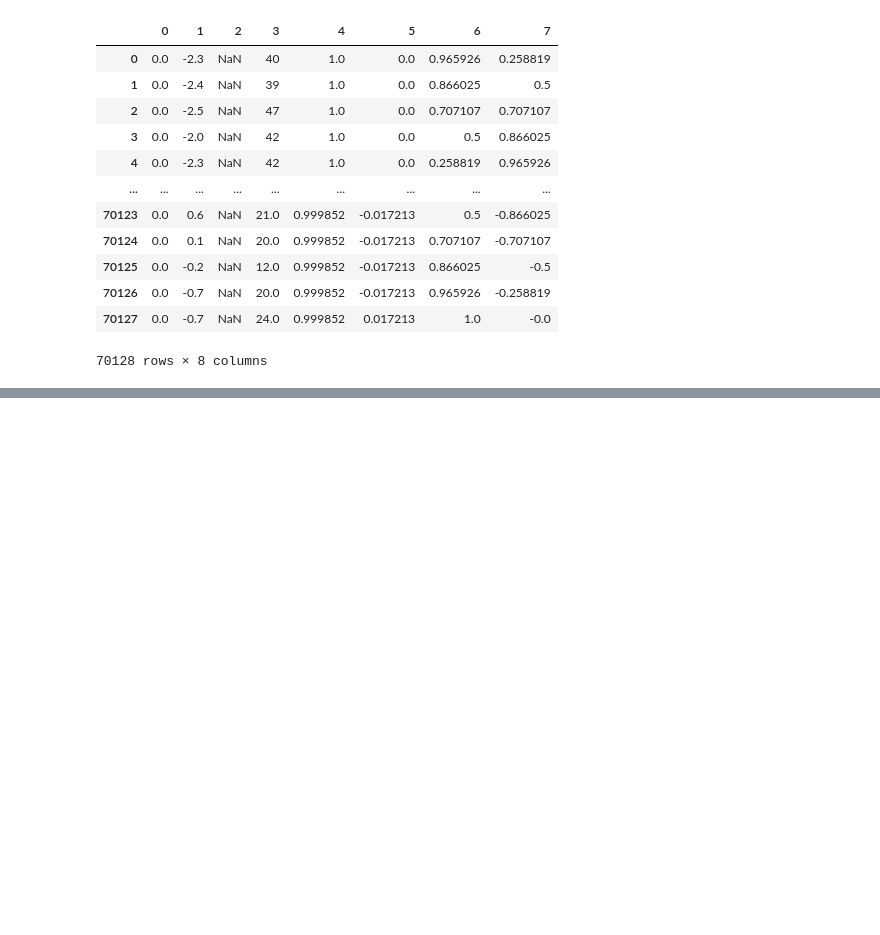
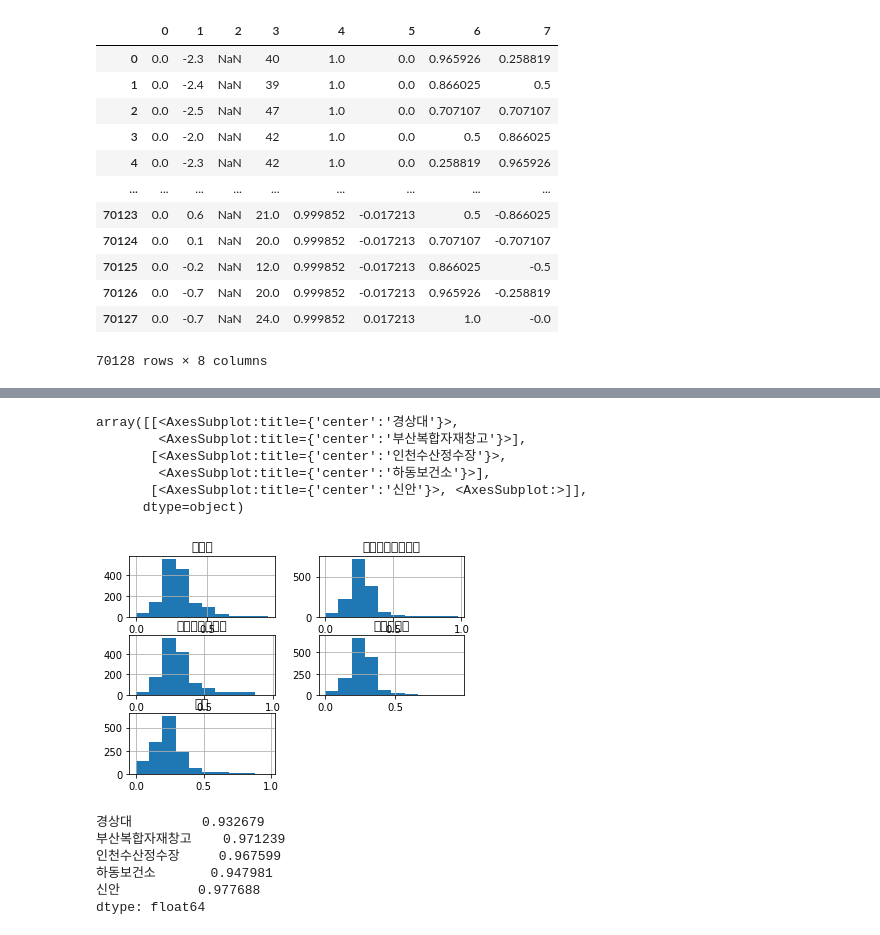
Before and after one commit to djkim0516/Local_Solar_Ratio, a Jupyter notebook: test.ipynb, the cells around one changed output, grey strips where cells are left out. Saved outputs shown, nothing was run; the diff lists cells and outputs as text; code cells hidden in the pictures; blank space fills up the shorter version.

```diff
--- a/test.ipynb
+++ b/test.ipynb
@@ -936,0 +947,6 @@ print(output)
+# %%
+temp1 = temp0.copy()
+# %%
+from sklearn.preprocessing import RobustScaler
+scaler = RobustScaler()
+scaler.fit_transform(temp0).shape
@@ -936,0 +955,2 @@ print(output)
+# %%
+temp1[:] = scaler.fit_transform(temp0)
@@ -936,0 +981,3 @@ print(output)
+# %%
+for idx in range(temp1.shape[1]):
+    temp1.iloc[:,idx][temp1.iloc[:,idx] > 1] = temp1[temp1 < 1].mean()[idx]
@@ -936,0 +1038,19 @@ print(output)
+# %%
+for idx in range(temp1.shape[1]):
+# %% [output]
+array([[<AxesSubplot:title={'center':'경상대'}>,
+        <AxesSubplot:title={'center':'부산복합자재창고'}>],
+       [<AxesSubplot:title={'center':'인천수산정수장'}>,
+        <AxesSubplot:title={'center':'하동보건소'}>],
+       [<AxesSubplot:title={'center':'신안'}>, <AxesSubplot:>]],
+      dtype=object)
+[figure, added]
+# %%
+temp0.max()
+# %% [output]
+경상대         0.932679
+부산복합자재창고    0.971239
+인천수산정수장     0.967599
+하동보건소       0.947981
+신안          0.977688
+dtype: float64
```
Also changed, not shown: parts of 30 cells of this notebook, 12 other files.
